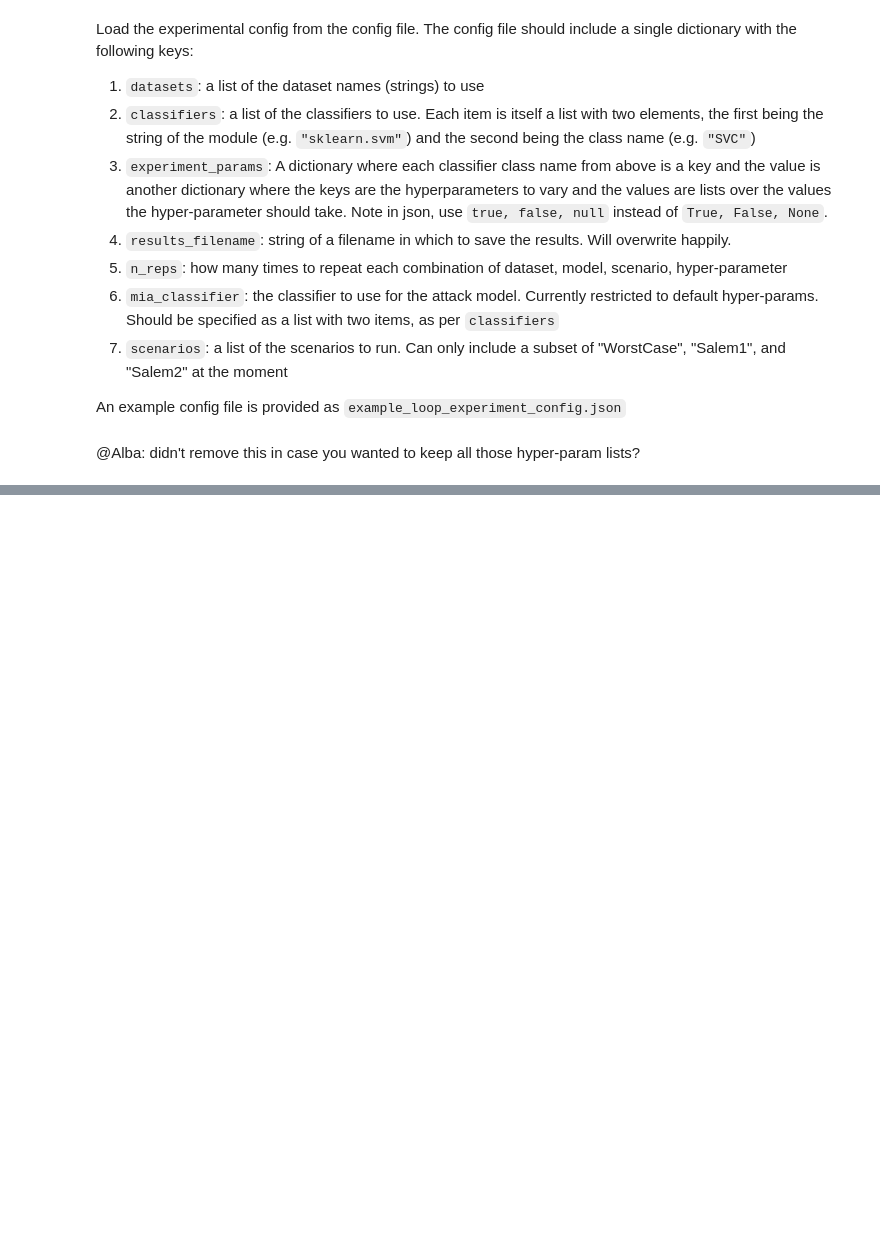
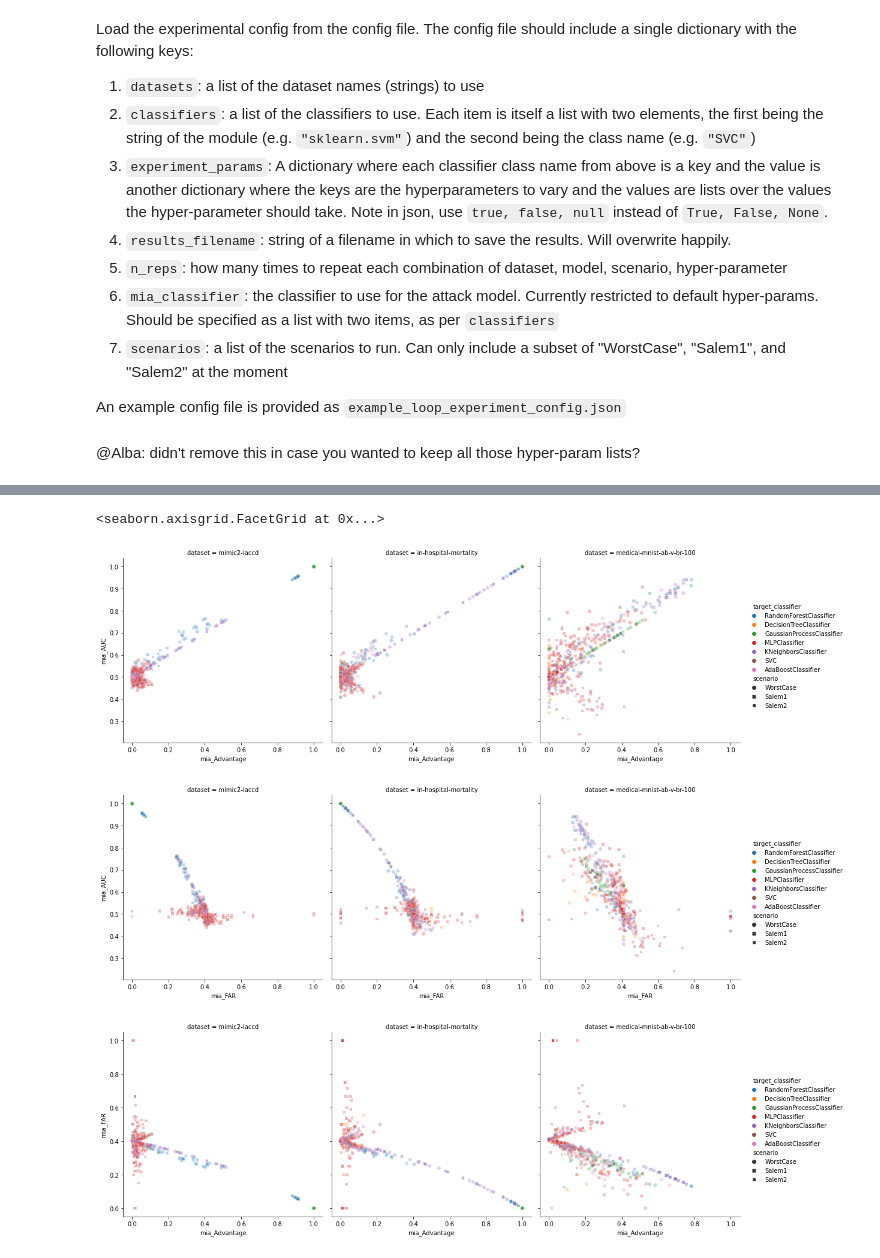
Before and after one commit to UWE-AI-GROUP/GRAIMATTER-TEST, a Jupyter notebook: WP1/notebooks/hyperparam_datasets_loop.ipynb, the cells around one changed output, grey strips where cells are left out. Cells and saved outputs as stored; diff of their text form; code cells hidden in the pictures; blank space fills up the shorter version.

Commit message:
Disable some repetitive warnings. Added some data plots.

```diff
--- a/WP1/notebooks/hyperparam_datasets_loop.ipynb
+++ b/WP1/notebooks/hyperparam_datasets_loop.ipynb
@@ -107,7 +109,12 @@ scenarios = config['scenarios']
 # %%
 results_df = pd.DataFrame()
 
-for dataset in datasets[:1]:
+if not sys.warnoptions:
+    warnings.simplefilter("once")
+    #MPLClassifier is giving a lot of warnings.
+    # For each repetition are the same, so it will only show the same warning once.
+
+for dataset in datasets[:3]:
     #load the data
     try:
         X, y = get_data_sklearn(dataset)
@@ -120,7 +127,6 @@ for dataset in datasets[:1]:
         X_target_train, X_shadow_train, X_test, y_target_train, y_shadow_train, y_test = split_target_data(X.values, y.values, r_state=r)
 
         for classifier_name, clf_class in classifiers.items():
-            print(classifier_name)
             all_combinations = itertools.product(*experiment_params[classifier_name].values())
             for i,combination in enumerate(all_combinations):
 
@@ -258,6 +264,7 @@ for dataset in datasets[:1]:
                     )
 
                     results_df = pd.concat([results_df, new_results.to_dataframe()], ignore_index=True)
+warnings.simplefilter("default")#enable warnings again
 # %% [output]
 INFO:/home/alba/Documents/HIC_Dundee/GRAIMAtter/GRAIMatter/data_preprocessing/data_interface.py:DATASET FOLDER = /home/alba/Documents/HIC_Dundee/GRAIMAtter/GRAIMatter/data
 INFO:/home/alba/Documents/HIC_Dundee/GRAIMAtter/GRAIMatter/data_preprocessing/data_interface.py:Loading mimic2-iaccd
@@ -338,0 +347,22 @@ results_df.to_csv(results_filename, index=False)
+# %%
+logging.getLogger('matplotlib').setLevel(logging.WARNING)
+sns.relplot(
+    data=results_df, x="mia_Advantage", y="mia_AUC",
+    hue="target_classifier", style="scenario", col="dataset",
+    kind="scatter", alpha=0.3
+)
+sns.relplot(
+    data=results_df, x="mia_FAR", y="mia_AUC",
+    hue="target_classifier", style="scenario", col="dataset",
+    kind="scatter", alpha=0.3
+)
+sns.relplot(
+    data=results_df, x="mia_Advantage", y="mia_FAR",
+    hue="target_classifier", style="scenario", col="dataset",
+    kind="scatter", alpha=0.3
+)
+# %% [output]
+<seaborn.axisgrid.FacetGrid at 0x...>
+[figure, added]
+[figure, added]
+[figure, added]
```
Also changed, not shown: parts of 6 cells of this notebook.
